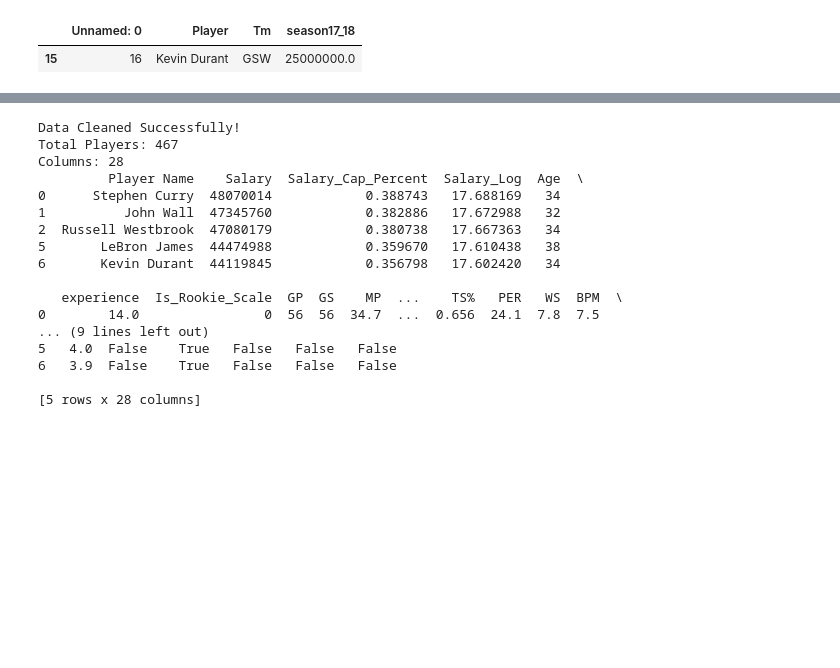
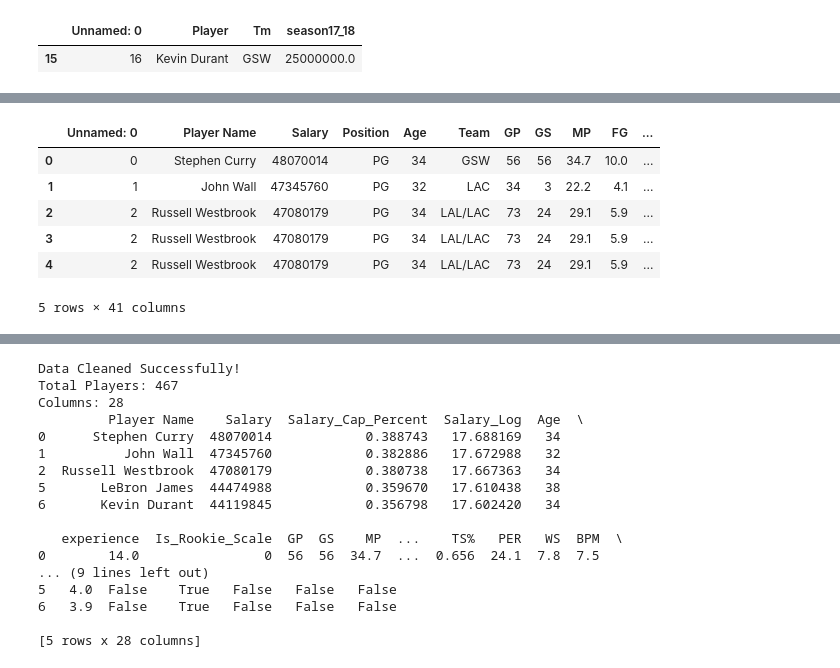
Before and after one commit to jryuuu22/Projects, a Jupyter notebook: Copy_of_Eclipse_Analytics.ipynb, the cells around one changed output, grey strips where cells are left out. Drawn from its saved outputs; the diff is of its cells as text; code cells hidden in the pictures; blank space fills up the shorter version.

```diff
--- a/Copy_of_Eclipse_Analytics.ipynb
+++ b/Copy_of_Eclipse_Analytics.ipynb
@@ -137 +132,6 @@ SALARY_CAPS = {
+# %%
+SALARY_CAPS = {
+    2018: 99093000,
+    2023: 123655000
+}
 # %%
@@ -160,0 +141,25 @@ main_df = main_df.drop_duplicates(subset=['Player Name'])
+# %%
+# Use salary_df because it contains player_id
+df_2023 = salary_df.copy()
+
+# Remove White Space
+df_2023['Player Name'] = df_2023['Player Name'].str.strip()
+df_meta['player'] = df_meta['player'].str.strip()
+
+df_meta_2023 = df_meta[df_meta['season'] == 2023][
+    ['player', 'player_id', 'experience', 'age']
+]
+
+df_2023 = pd.merge(
+    df_2023,
+    df_meta_2023,
+    left_on='Player-additional',
+    right_on='player_id',
+    how='left'
+)
+
+df_2023['season'] = 2023
+df_2023['Salary_Cap_Percent'] = df_2023['Salary'] / SALARY_CAPS[2023]
+df_2023['Salary_Log'] = np.log1p(df_2023['Salary'])
+df_2023['Age_Squared'] = df_2023['age'] ** 2
+df_2023['Is_Rookie_Scale'] = (df_2023['experience'] <= 4).astype(int)
@@ -160,0 +195,10 @@ main_df = main_df.drop_duplicates(subset=['Player Name'])
+# %%
+df_2023.head()
+# %% [output]
+|  | Unnamed: 0 | Player Name | Salary | Position | Age | Team | GP | GS | MP | FG | ... |
+| 0 | 0 | Stephen Curry | 48070014 | PG | 34 | GSW | 56 | 56 | 34.7 | 10.0 | ... |
+| 1 | 1 | John Wall | 47345760 | PG | 32 | LAC | 34 | 3 | 22.2 | 4.1 | ... |
+| 2 | 2 | Russell Westbrook | 47080179 | PG | 34 | LAL/LAC | 73 | 24 | 29.1 | 5.9 | ... |
+| 3 | 2 | Russell Westbrook | 47080179 | PG | 34 | LAL/LAC | 73 | 24 | 29.1 | 5.9 | ... |
+| 4 | 2 | Russell Westbrook | 47080179 | PG | 34 | LAL/LAC | 73 | 24 | 29.1 | 5.9 | ... |
+5 rows × 41 columns
```
Also changed, not shown: parts of 13 cells of this notebook.
